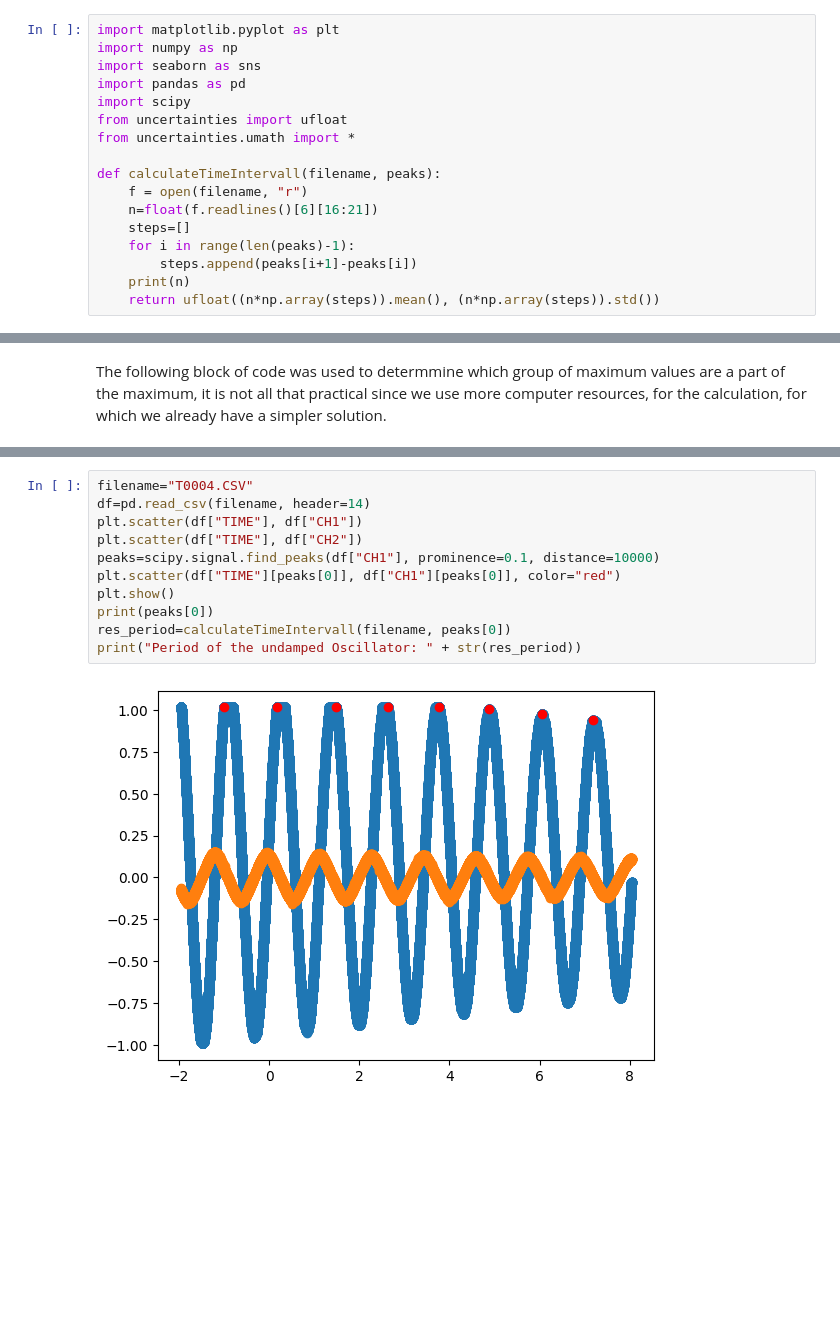
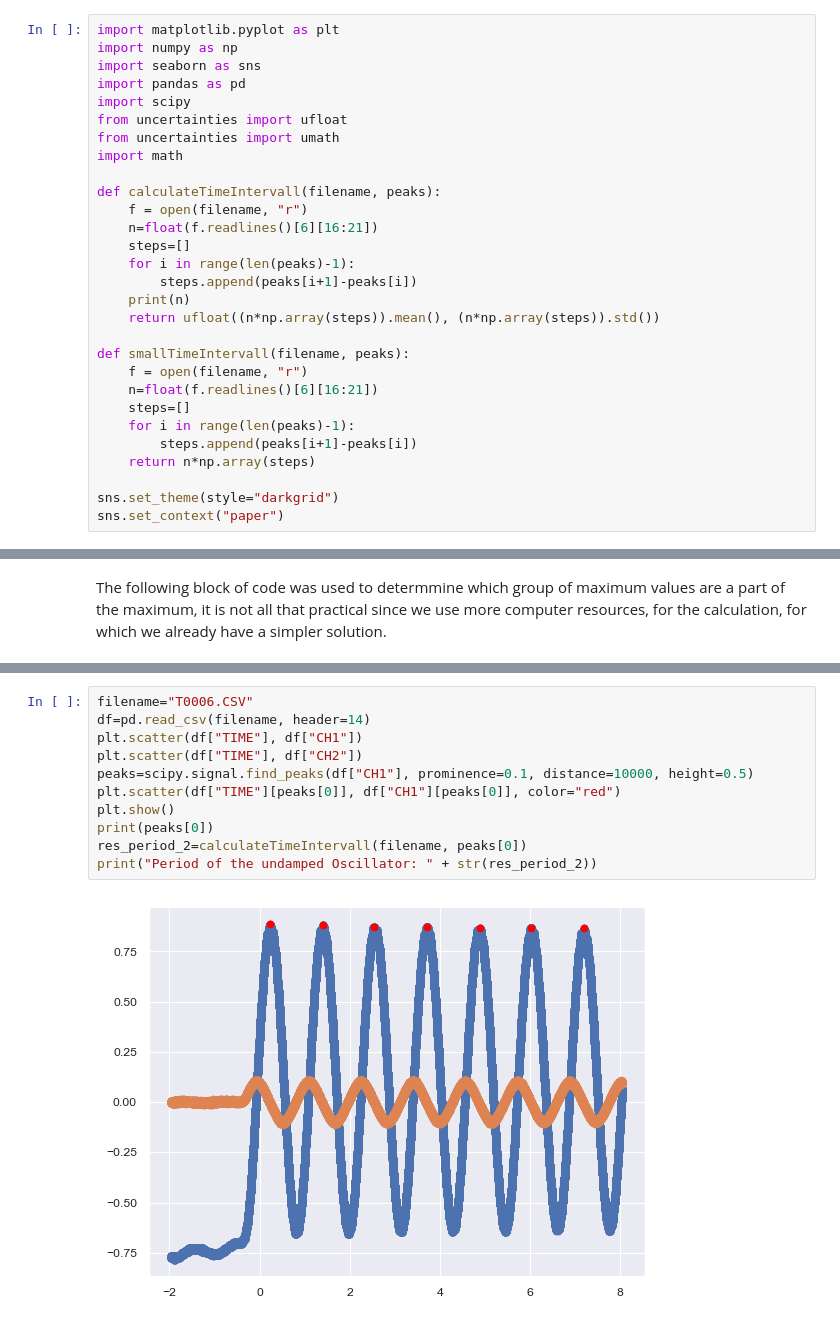
Before and after one commit to KemalOenen/Grundpraktikum2_Gruppe1_SS23, a Jupyter notebook: Versuch7/Djoxx_Pendulum.ipynb, the cells around one changed output, grey strips where cells are left out. Saved outputs shown, nothing was run; the diff lists cells and outputs as text; blank space fills up the shorter version.

Commit message:
Did some plots for the 6.1 Calculated the Daempfungsfaktor Calculated both of the periods

```diff
--- a/Versuch7/Djoxx_Pendulum.ipynb
+++ b/Versuch7/Djoxx_Pendulum.ipynb
@@ -5,7 +5,8 @@ import seaborn as sns
 import pandas as pd
 import scipy
 from uncertainties import ufloat
-from uncertainties.umath import *
+from uncertainties import umath
+import math
 
 def calculateTimeIntervall(filename, peaks):
     f = open(filename, "r")
@@ -15,6 +16,17 @@ def calculateTimeIntervall(filename, peaks):
         steps.append(peaks[i+1]-peaks[i])
     print(n)
     return ufloat((n*np.array(steps)).mean(), (n*np.array(steps)).std())
+
+def smallTimeIntervall(filename, peaks):
+    f = open(filename, "r")
+    n=float(f.readlines()[6][16:21])
+    steps=[]
+    for i in range(len(peaks)-1):
+        steps.append(peaks[i+1]-peaks[i])
+    return n*np.array(steps)
+
+sns.set_theme(style="darkgrid")
+sns.set_context("paper")
 # %% [markdown]
 Please note that all of the DataFrames are just named df as it is easier to manipulate the code.
 It is recommended to calculate the desired result in the block of code where it is.
@@ -115,13 +139,13 @@ Period of the undamped Oscillator: 1.15+/-0.04
 # %%
-filename="T0004.CSV"
+filename="T0006.CSV"
 df=pd.read_csv(filename, header=14)
 plt.scatter(df["TIME"], df["CH1"])
 plt.scatter(df["TIME"], df["CH2"])
-peaks=scipy.signal.find_peaks(df["CH1"], prominence=0.1, distance=10000)
+peaks=scipy.signal.find_peaks(df["CH1"], prominence=0.1, distance=10000, height=0.5)
 plt.scatter(df["TIME"][peaks[0]], df["CH1"][peaks[0]], color="red")
 plt.show()
 print(peaks[0])
-res_period=calculateTimeIntervall(filename, peaks[0])
-print("Period of the undamped Oscillator: " + str(res_period))
+res_period_2=calculateTimeIntervall(filename, peaks[0])
+print("Period of the undamped Oscillator: " + str(res_period_2))
 # %% [output]
-[figure, old version]
+[figure, new version]
```
Also changed, not shown: parts of 19 cells of this notebook, 2 other files.
